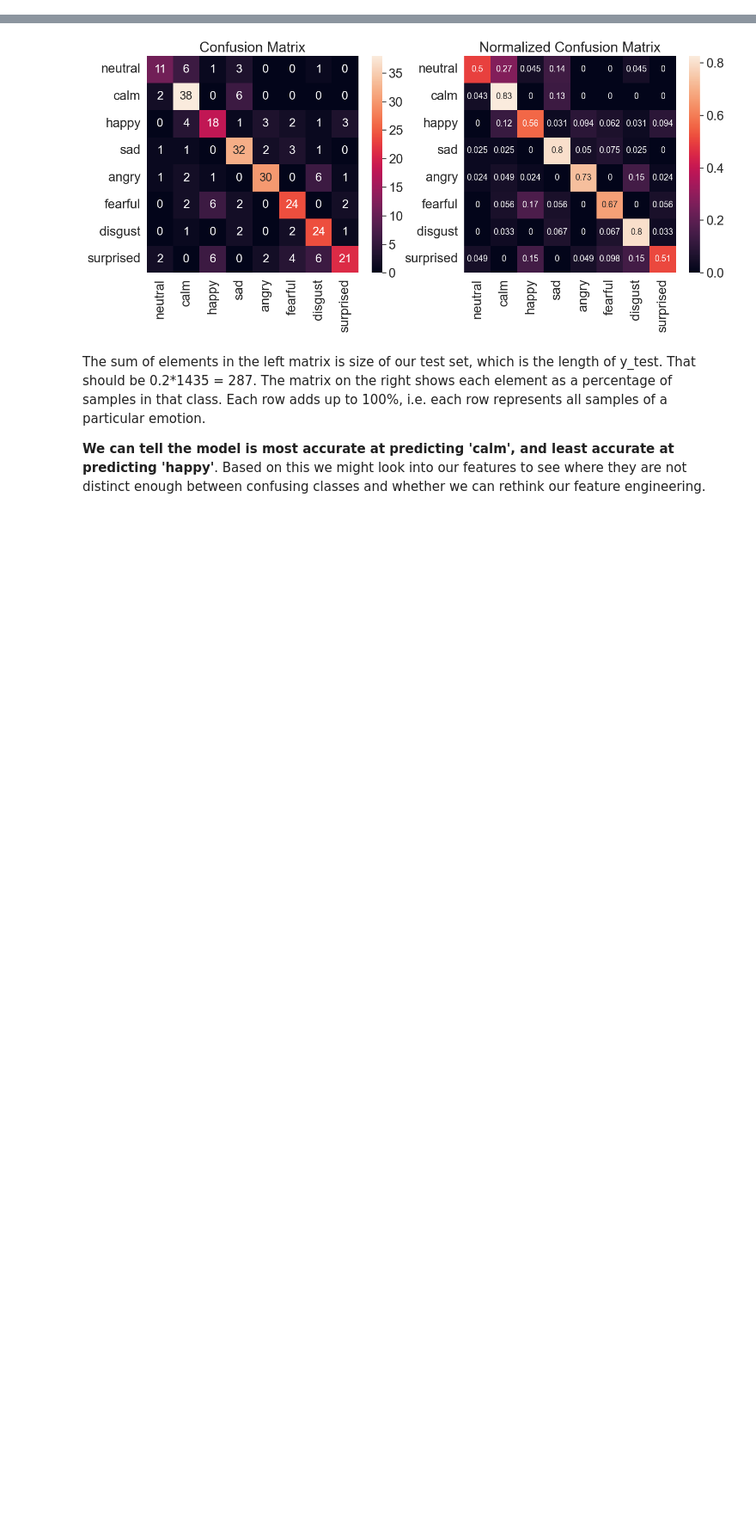
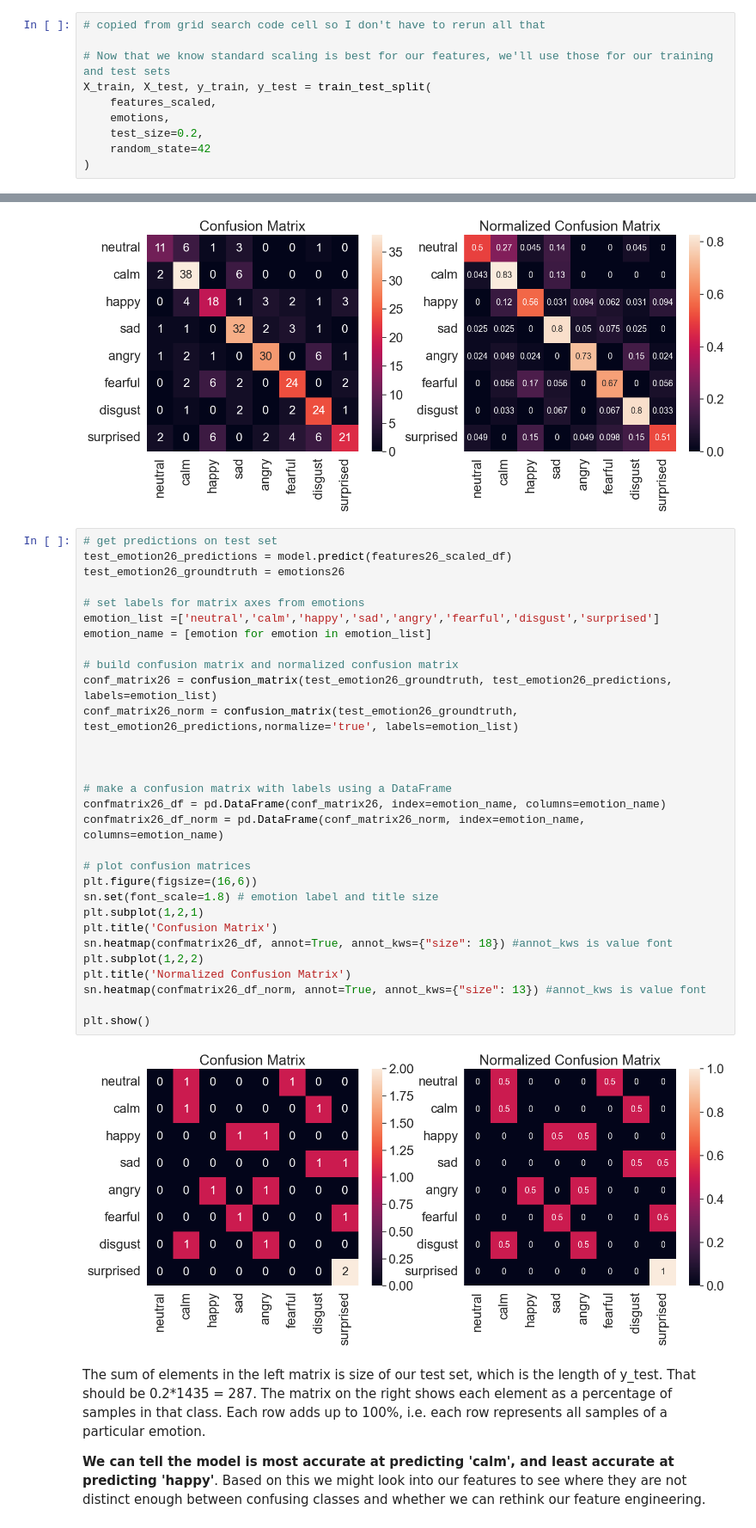
Before and after one commit to Jyl7hf/Week4-NeuralNetworks, a Jupyter notebook: Week4__Neural_Networks.ipynb, the cells around one changed output, grey strips where cells are left out. Shown at 86% size. Cells and saved outputs as stored; diff of their text form; blank space fills up the shorter version.

Commit message:
actor26 confusion matrix

```diff
--- a/Week4__Neural_Networks.ipynb
+++ b/Week4__Neural_Networks.ipynb
@@ -601,6 +601,16 @@ As expected, the ideal architechture involves just one hidden layer - though wit
 We can now initialize our MLP model with the best hyperparameters for the task of speech emotion classification.
 # %% [markdown]
 ## Training and Evaluating the MLP Model
+# %%
+# copied from grid search code cell so I don't have to rerun all that
+
+# Now that we know standard scaling is best for our features, we'll use those for our training and test sets
+X_train, X_test, y_train, y_test = train_test_split(
+    features_scaled,
+    emotions,
+    test_size=0.2,
+    random_state=42
+)
 # %%
 # Now we know best parameters from the Hyperparameter tuning
 # We can use them for the final model
@@ -682,6 +695,38 @@ sn.heatmap(confmatrix_df_norm, annot=True, annot_kws={"size": 13}) #annot_kws is
 plt.show()
 # %% [output]
 [figure]
+# %%
+# get predictions on test set
+test_emotion26_predictions = model.predict(features26_scaled_df)
+test_emotion26_groundtruth = emotions26
+
+# set labels for matrix axes from emotions
+emotion_list =['neutral','calm','happy','sad','angry','fearful','disgust','surprised']
+emotion_name = [emotion for emotion in emotion_list]
+
+# build confusion matrix and normalized confusion matrix
+conf_matrix26 = confusion_matrix(test_emotion26_groundtruth, test_emotion26_predictions, labels=emotion_list)
+conf_matrix26_norm = confusion_matrix(test_emotion26_groundtruth, test_emotion26_predictions,normalize='true', labels=emotion_list)
+
+
+
+# make a confusion matrix with labels using a DataFrame
+confmatrix26_df = pd.DataFrame(conf_matrix26, index=emotion_name, columns=emotion_name)
+confmatrix26_df_norm = pd.DataFrame(conf_matrix26_norm, index=emotion_name, columns=emotion_name)
+
+# plot confusion matrices
+plt.figure(figsize=(16,6))
+sn.set(font_scale=1.8) # emotion label and title size
+plt.subplot(1,2,1)
+plt.title('Confusion Matrix')
+sn.heatmap(confmatrix26_df, annot=True, annot_kws={"size": 18}) #annot_kws is value font
+plt.subplot(1,2,2)
+plt.title('Normalized Confusion Matrix')
+sn.heatmap(confmatrix26_df_norm, annot=True, annot_kws={"size": 13}) #annot_kws is value font
+
+plt.show()
+# %% [output]
+[figure, added]
 # %% [markdown]
 The sum of elements in the left matrix is size of our test set, which is the length of y_test. That should be 0.2*1435 = 287. The matrix on the right shows each element as a percentage of samples in that class. Each row adds up to 100%, i.e. each row represents all samples of a particular emotion.
 
```
Also changed, not shown: parts of 1 cell of this notebook.
